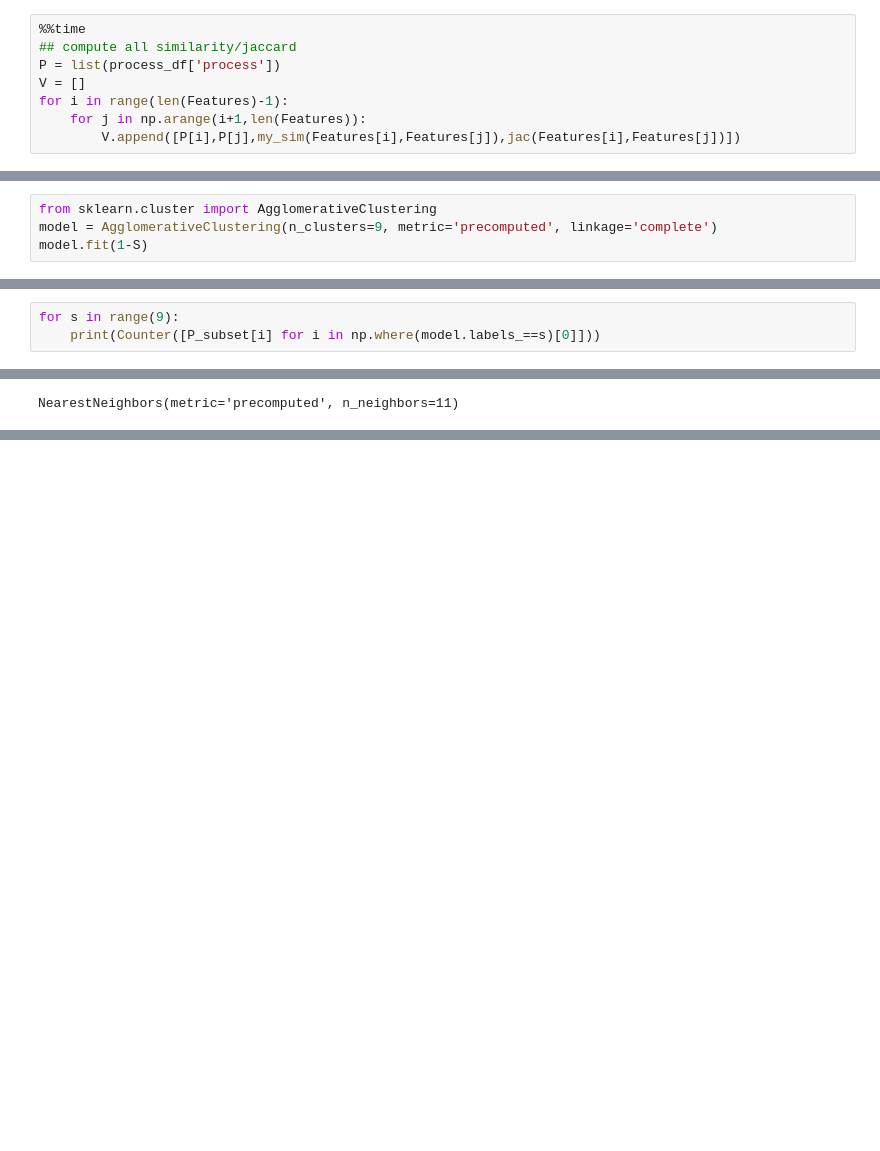
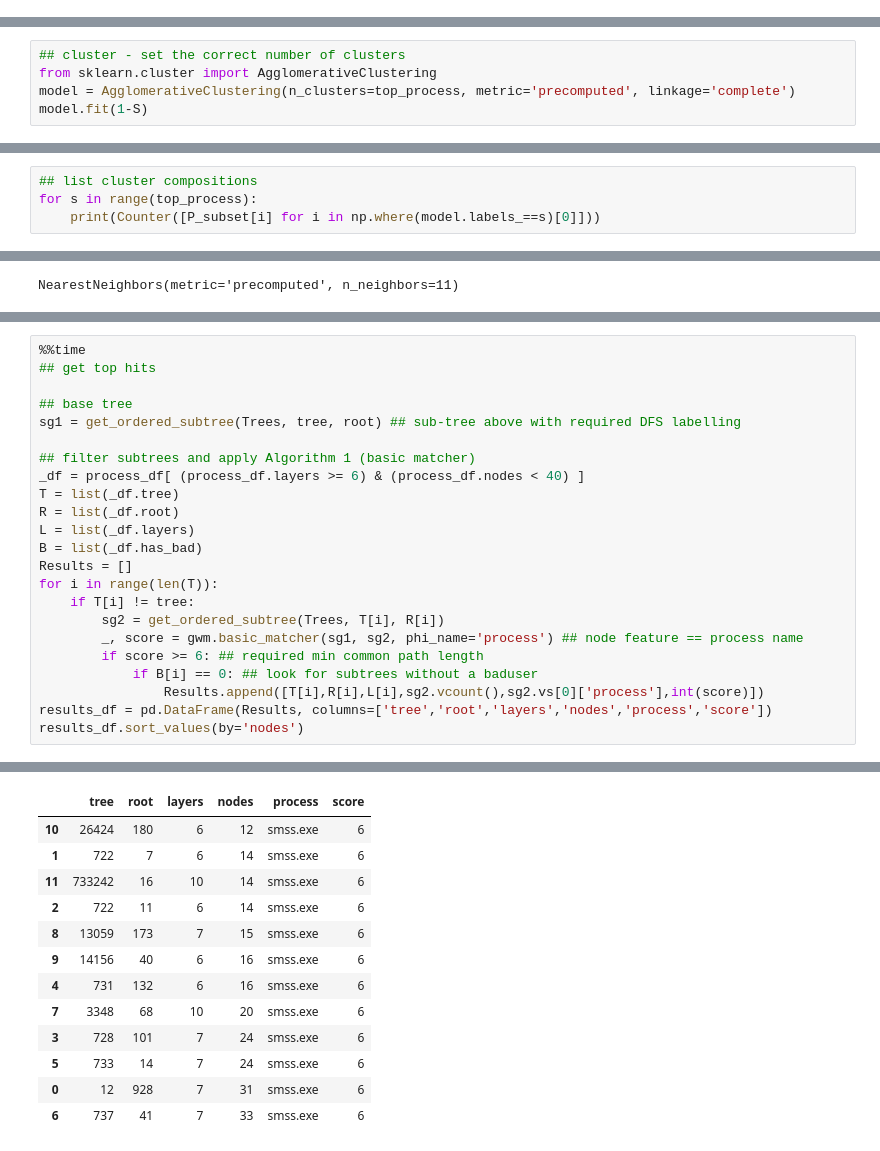
Before and after one commit to llnl/Wintap-Analytics, a Jupyter notebook: 2025-acme4-explore/gather-process-trees.ipynb, the cells around one changed output, grey strips where cells are left out. Drawn from its saved outputs; the diff is of its cells as text; blank space fills up the shorter version.

```diff
--- a/2025-acme4-explore/gather-process-trees.ipynb
+++ b/2025-acme4-explore/gather-process-trees.ipynb
@@ -682,8 +715,0 @@ Wall time: 10min 29s
-# %%
-%%time
-## compute all similarity/jaccard
-P = list(process_df['process'])
-V = []
-for i in range(len(Features)-1):
-    for j in np.arange(i+1,len(Features)):
-        V.append([P[i],P[j],my_sim(Features[i],Features[j]),jac(Features[i],Features[j])])
@@ -705,11 +731,13 @@ for i in range(len(F_subset)-1):
 # %%
+## cluster - set the correct number of clusters
 from sklearn.cluster import AgglomerativeClustering
-model = AgglomerativeClustering(n_clusters=9, metric='precomputed', linkage='complete')
+model = AgglomerativeClustering(n_clusters=top_process, metric='precomputed', linkage='complete')
 model.fit(1-S)
 # %% [output]
 AgglomerativeClustering(linkage='complete', metric='precomputed', n_clusters=9)
 # %%
-for s in range(9):
+## list cluster compositions
+for s in range(top_process):
     print(Counter([P_subset[i] for i in np.where(model.labels_==s)[0]]))
 # %% [output]
 Counter({'bash.exe': 482})
@@ -769,0 +875,24 @@ _temp.groupby(by='bad').mean()
+# %%
+%%time
+## get top hits
+
+## base tree
+sg1 = get_ordered_subtree(Trees, tree, root) ## sub-tree above with required DFS labelling
+
+## filter subtrees and apply Algorithm 1 (basic matcher)
+_df = process_df[ (process_df.layers >= 6) & (process_df.nodes < 40) ]
+T = list(_df.tree)
+R = list(_df.root)
+L = list(_df.layers)
+B = list(_df.has_bad)
+Results = []
+for i in range(len(T)):
+    if T[i] != tree:
+        sg2 = get_ordered_subtree(Trees, T[i], R[i])
+        _, score = gwm.basic_matcher(sg1, sg2, phi_name='process') ## node feature == process name
+        if score >= 6: ## required min common path length
+            if B[i] == 0: ## look for subtrees without a baduser
+                Results.append([T[i],R[i],L[i],sg2.vcount(),sg2.vs[0]['process'],int(score)])
+results_df = pd.DataFrame(Results, columns=['tree','root','layers','nodes','process','score'])
+results_df.sort_values(by='nodes')
+# %% [output]
@@ -769,0 +901,13 @@ _temp.groupby(by='bad').mean()
+|  | tree | root | layers | nodes | process | score |
+| 10 | 26424 | 180 | 6 | 12 | smss.exe | 6 |
+| 1 | 722 | 7 | 6 | 14 | smss.exe | 6 |
+| 11 | 733242 | 16 | 10 | 14 | smss.exe | 6 |
+| 2 | 722 | 11 | 6 | 14 | smss.exe | 6 |
+| 8 | 13059 | 173 | 7 | 15 | smss.exe | 6 |
+| 9 | 14156 | 40 | 6 | 16 | smss.exe | 6 |
+| 4 | 731 | 132 | 6 | 16 | smss.exe | 6 |
+| 7 | 3348 | 68 | 10 | 20 | smss.exe | 6 |
+| 3 | 728 | 101 | 7 | 24 | smss.exe | 6 |
+| 5 | 733 | 14 | 7 | 24 | smss.exe | 6 |
+| 0 | 12 | 928 | 7 | 31 | smss.exe | 6 |
+| 6 | 737 | 41 | 7 | 33 | smss.exe | 6 |
```
Also changed, not shown: parts of 68 cells of this notebook, 1 other file.
